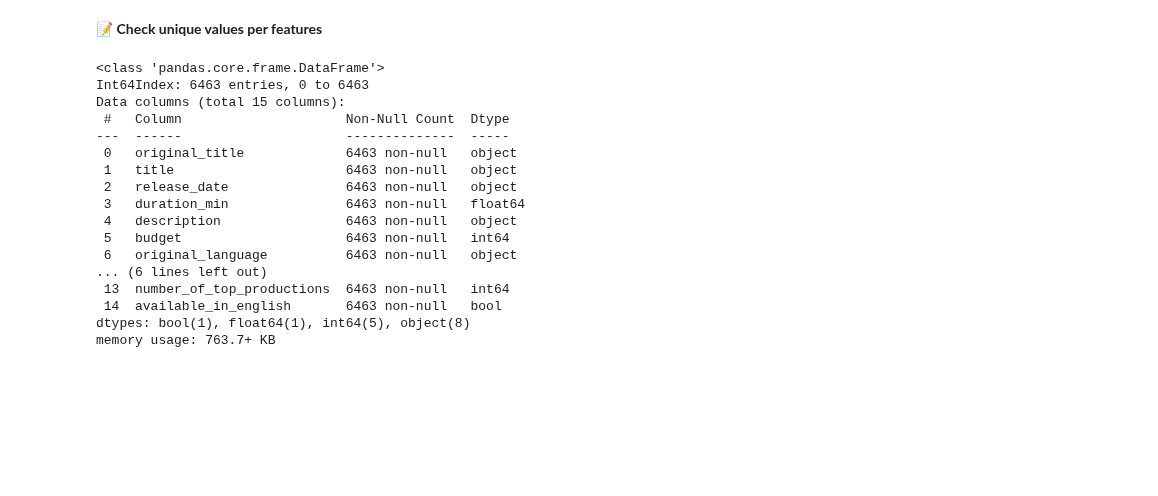
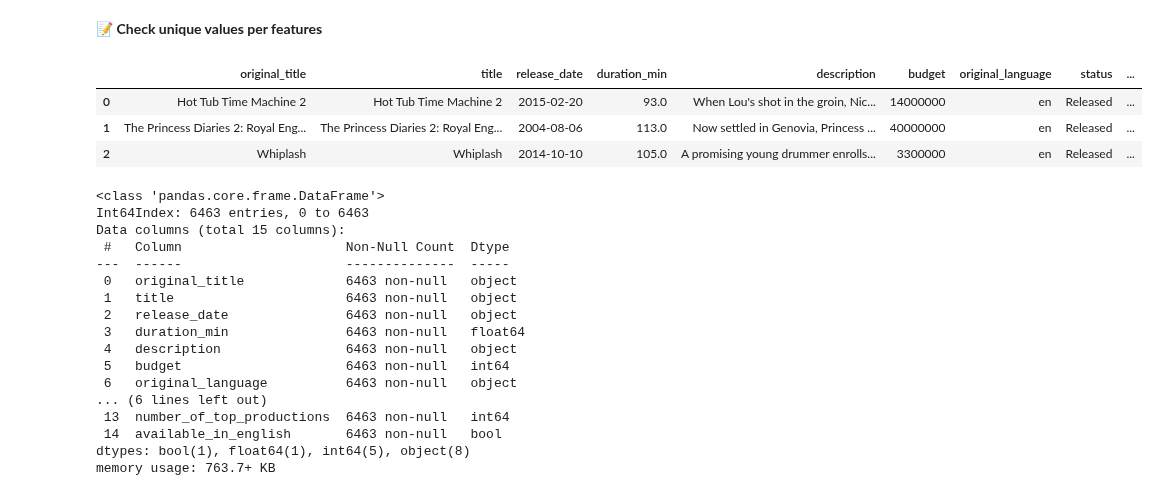
Before and after one commit to mchistya/data-certification-exam, a Jupyter notebook: machine_learning/TV_popularity_predictor.ipynb, the cells around one changed output. Drawn from its saved outputs; the diff is of its cells as text; code cells hidden in the pictures; blank space fills up the shorter version.

```diff
--- a/machine_learning/TV_popularity_predictor.ipynb
+++ b/machine_learning/TV_popularity_predictor.ipynb
@@ -241,8 +243,8 @@ It is around here!
 **📝 Define `X` as the features Dataframe (keep all features) and `y` as the target Series.**
 # %%
 # YOUR CODE HERE
-y = data.pop('popularity')
-X = data
+y = data['popularity']
+X = data.drop(columns=['popularity'])
 # %%
 'popularity' in X.columns
 # %% [output]
@@ -255,6 +257,13 @@ X.shape
 ### Basic pipeline
 # %% [markdown]
 📝 **Check unique values per features**
+# %%
+X.head(3)
+# %% [output]
+|  | original_title | title | release_date | duration_min | description | budget | original_language | status | ... |
+| 0 | Hot Tub Time Machine 2 | Hot Tub Time Machine 2 | 2015-02-20 | 93.0 | When Lou's shot in the groin, Nic... | 14000000 | en | Released | ... |
+| 1 | The Princess Diaries 2: Royal Eng... | The Princess Diaries 2: Royal Eng... | 2004-08-06 | 113.0 | Now settled in Genovia, Princess ... | 40000000 | en | Released | ... |
+| 2 | Whiplash | Whiplash | 2014-10-10 | 105.0 | A promising young drummer enrolls... | 3300000 | en | Released | ... |
 # %%
 X.info()
 # %% [output]
```
Also changed, not shown: parts of 37 cells of this notebook.
